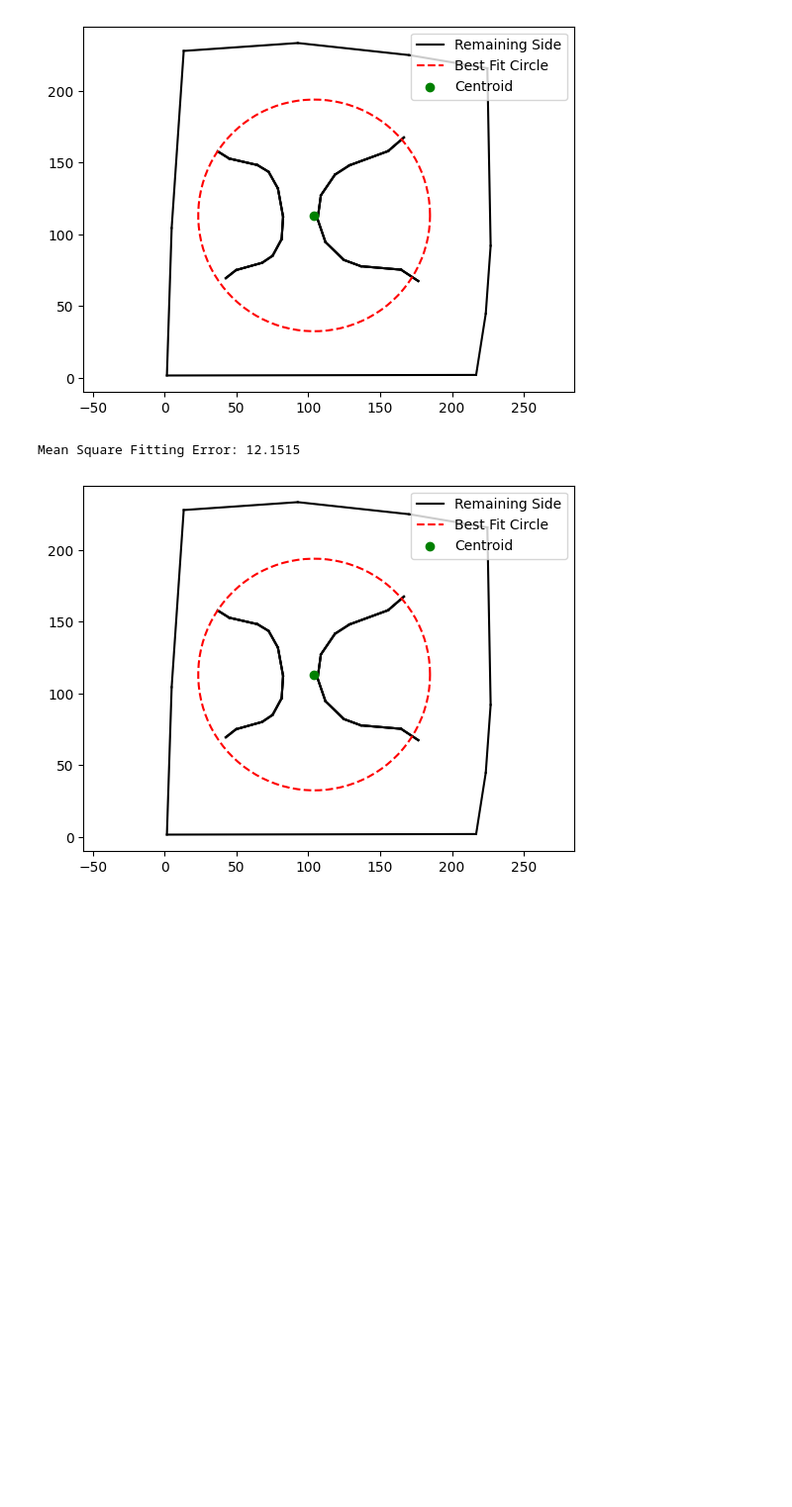
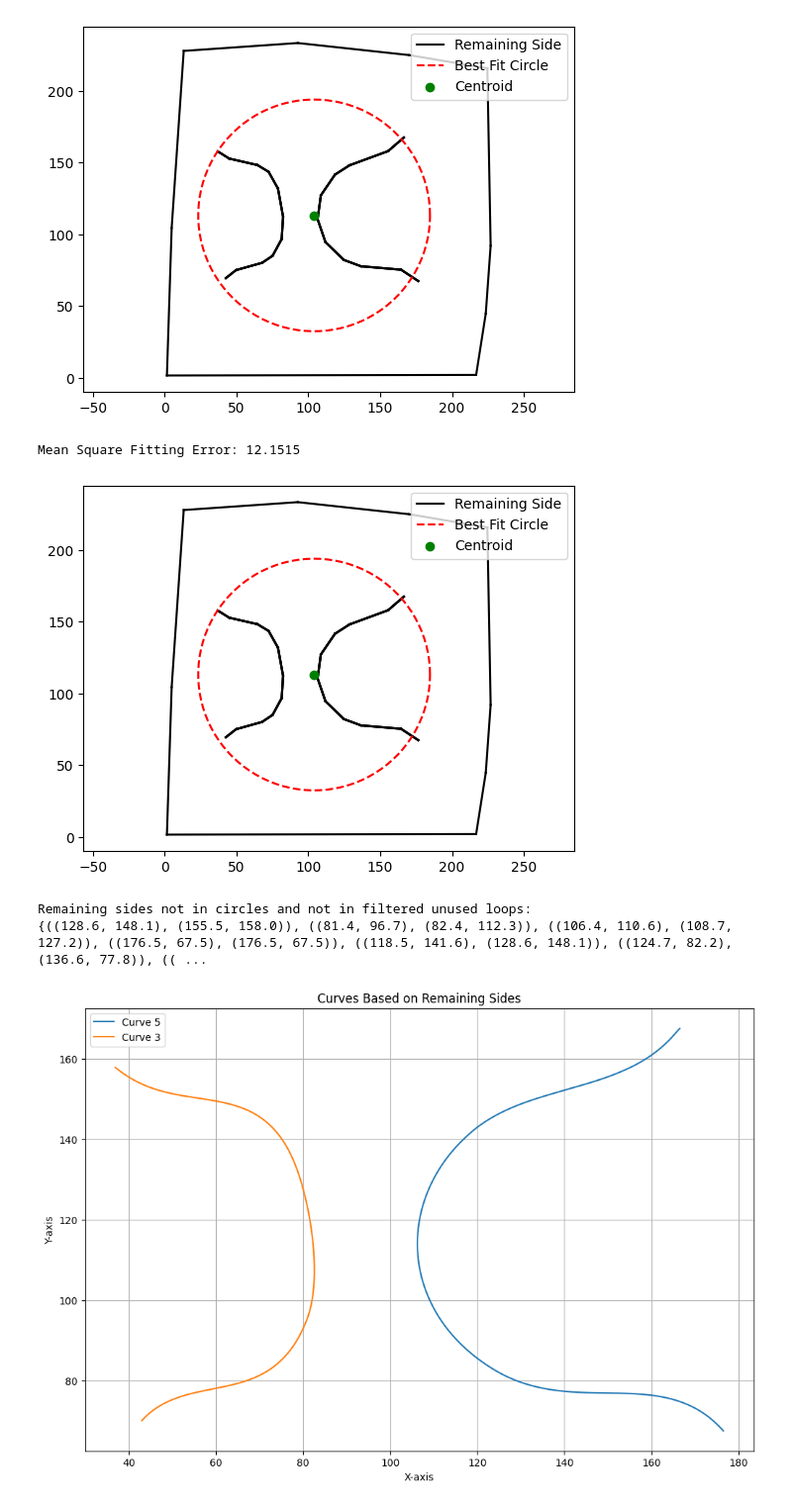
Before and after one commit to shubhamshinde6762/Adobe_Gensolve, a Jupyter notebook: all_integrated.ipynb, the cells around one changed output. Shown: that part at 99% size. Drawn from its saved outputs; the diff is of its cells as text; code cells hidden in the pictures; blank space fills up the shorter version.

Commit message:
dict updated

```diff
--- a/all_integrated.ipynb
+++ b/all_integrated.ipynb
@@ -586,11 +586,16 @@ def plot_remaining_sides(unique_cycles, marked_sides):
             if side not in marked_sides:
                 plt.plot(*np.array([polygon[i], polygon[(i + 1) % len(polygon)]]).T, 'k-', label='Remaining Side' if i == 0 else "")
 # %%
+import heapq
+import matplotlib.pyplot as plt
+
+# Assuming `unique_cycles`, `best_fit_circle`, `plot_remaining_sides`, and `plot_polygon_and_circle` are defined
+
 min_heap = []
 possible_circles = []
 unused_loops = []
 
-# Assuming `unique_cycles` is a predefined list of polygons
+# Push all polygons into the heap based on their mean square fitting error
 for polygon in unique_cycles:
     centroid, radius, mse = best_fit_circle(polygon)
     heapq.heappush(min_heap, (mse, centroid, radius, polygon))
@@ -632,8 +637,34 @@ for loop in unused_loops:
     if all_sides_unused:
         filtered_unused_loops.append(loop)
 
+# Find remaining sides that are not in circles or unused loops
+remaining_sides = set()
+all_sides = set()
+
+# Collect all sides from unique_cycles
+for polygon in unique_cycles:
+    for i in range(len(polygon)):
+        side = tuple(sorted([tuple(polygon[i]), tuple(polygon[(i + 1) % len(polygon)])]))
+        all_sides.add(side)
+
+# Remove sides in possible_circles
+for _, _, polygon in possible_circles:
+    for i in range(len(polygon)):
+        side = tuple(sorted([tuple(polygon[i]), tuple(polygon[(i + 1) % len(polygon)])]))
+        if side in all_sides:
+            all_sides.remove(side)
+
+# Remove sides in filtered_unused_loops
+for polygon in filtered_unused_loops:
+    for i in range(len(polygon)):
+        side = tuple(sorted([tuple(polygon[i]), tuple(polygon[(i + 1) % len(polygon)])]))
+        if side in all_sides:
+            all_sides.remove(side)
+
+remaining_sides = all_sides
+
+# Plot the results
 plt.figure()
-
 plot_remaining_sides(unique_cycles, marked_sides)
 
 for centroid, radius, polygon in possible_circles:
@@ -643,36 +674,42 @@ plt.legend()
 plt.axis('equal')
 plt.show()
 
-# This code plots the polygons, best-fit circles, and the remaining sides
+# Print remaining sides
+print("Remaining sides not in circles and not in filtered unused loops:")
+print(remaining_sides)
 # %% [output]
 Mean Square Fitting Error: 12.1515
 [figure]
+Remaining sides not in circles and not in filtered unused loops:
+{((128.6, 148.1), (155.5, 158.0)), ((81.4, 96.7), (82.4, 112.3)), ((106.4, 110.6), (108.7, 127.2)), ((176.5, 67.5), (176.5, 67.5)), ((118.5, 141.6), (128.6, 148.1)), ((124.7, 82.2), (136.6, 77.8)), (( ...
 # %%
 import matplotlib.pyplot as plt
 
 def plot_curves_from_sides(curves, inverse_dict, remaining_sides):
     """Plot curves based on the remaining sides and their corresponding curves."""
 
     plt.figure(figsize=(12, 8))
 
     plotted_curves = set()
 
     for side in remaining_sides:
         if side in inverse_dict:
             curve_num = inverse_dict[side]
             if curve_num not in plotted_curves:
                 if curve_num in curves:
                     points = curves[curve_num]
                     x_values, y_values = zip(*points)
                     plt.plot(x_values, y_values, label=f'Curve {curve_num}')
                     plotted_curves.add(curve_num)
 
     plt.xlabel('X-axis')
     plt.ylabel('Y-axis')
     plt.title('Curves Based on Remaining Sides')
     plt.legend()
     plt.grid(True)
     plt.show()
 
 
-# plot_curves_from_sides(curves, inverse_dict, remaining_sides)
+plot_curves_from_sides(curves, inverse_dict, remaining_sides)
+# %% [output]
+[figure, added]
```
